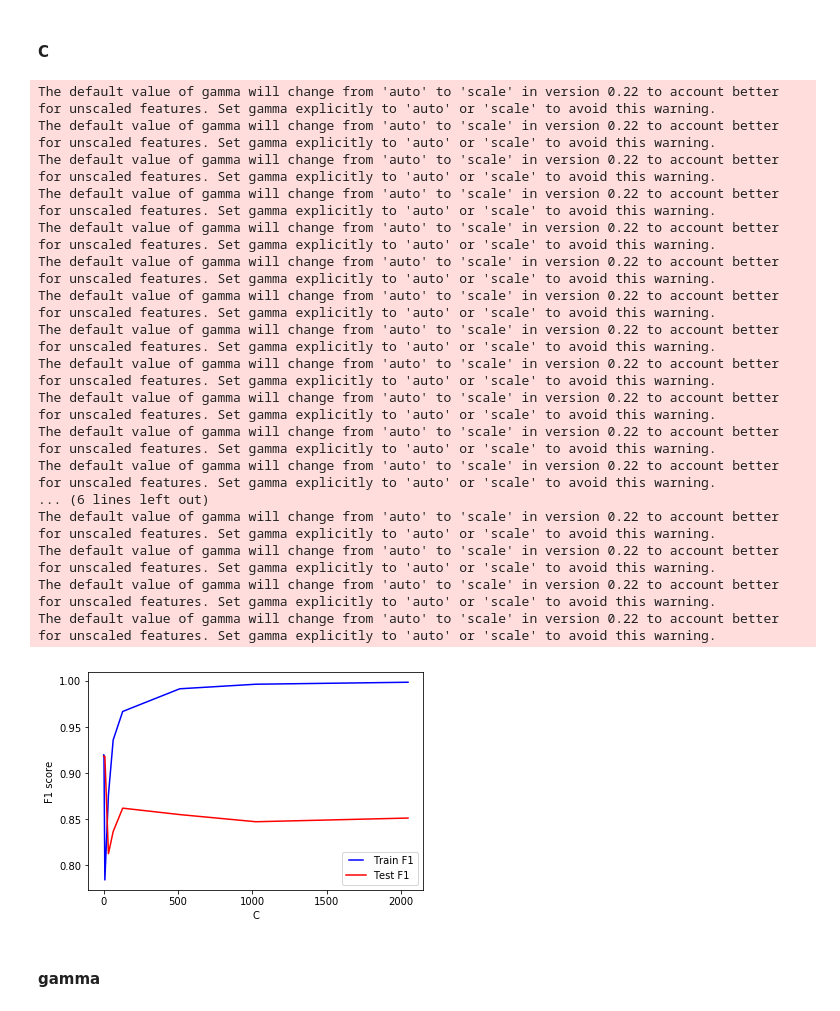
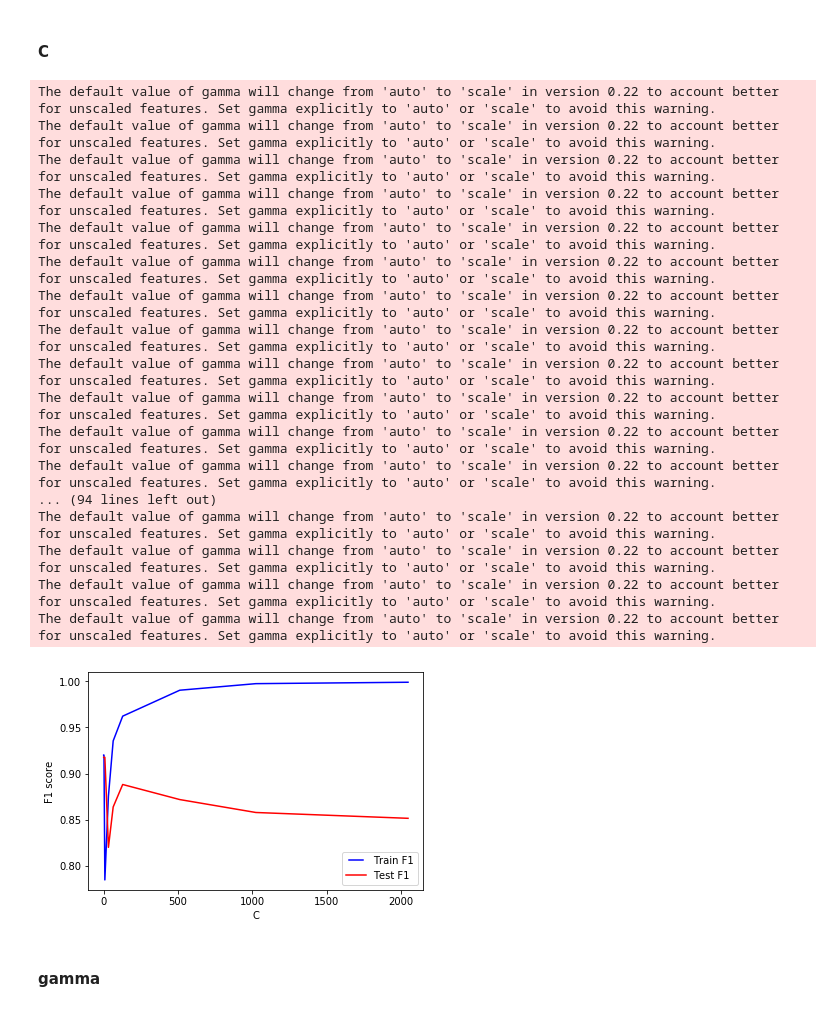
Before and after one commit to uf-hobi-informatics-lab/colorectal-cancer-predication, a Jupyter notebook: notebook/05_CD_Model_Tuning.ipynb, the cells around one changed output. Saved outputs shown, nothing was run; the diff lists cells and outputs as text; code cells hidden in the pictures.

Commit message:
10 times tuning result

```diff
--- a/notebook/05_CD_Model_Tuning.ipynb
+++ b/notebook/05_CD_Model_Tuning.ipynb
@@ -209,7 +209,7 @@ def model_parameter_tuning(model_type, tuned_parameter, parameter_values):
 
     for value in parameter_values:
 
-        for i in range(6):
+        for i in range(10):
             performance = pd.DataFrame()
 
             metrics_average = 'binary'
@@ -442,27 +485,27 @@ The default value of n_estimators will change from 10 in version 0.20 to 100 in
 # %% [markdown]
 #### C
 # %%
-model_parameter_tuning('svm','C',[0.001, 0.01, 0.1, 2, 8, 32, 64, 128, 512, 1024, 2048
+model_parameter_tuning('svm','C',[0.001, 0.01, 0.1, 2, 8, 32, 64, 128, 512, 1024, 2048])
 # C: 500
 # %% [output]
 The default value of gamma will change from 'auto' to 'scale' in version 0.22 to account better for unscaled features. Set gamma explicitly to 'auto' or 'scale' to avoid this warning.
 The default value of gamma will change from 'auto' to 'scale' in version 0.22 to account better for unscaled features. Set gamma explicitly to 'auto' or 'scale' to avoid this warning.
 The default value of gamma will change from 'auto' to 'scale' in version 0.22 to account better for unscaled features. Set gamma explicitly to 'auto' or 'scale' to avoid this warning.
 The default value of gamma will change from 'auto' to 'scale' in version 0.22 to account better for unscaled features. Set gamma explicitly to 'auto' or 'scale' to avoid this warning.
 The default value of gamma will change from 'auto' to 'scale' in version 0.22 to account better for unscaled features. Set gamma explicitly to 'auto' or 'scale' to avoid this warning.
 The default value of gamma will change from 'auto' to 'scale' in version 0.22 to account better for unscaled features. Set gamma explicitly to 'auto' or 'scale' to avoid this warning.
 The default value of gamma will change from 'auto' to 'scale' in version 0.22 to account better for unscaled features. Set gamma explicitly to 'auto' or 'scale' to avoid this warning.
 The default value of gamma will change from 'auto' to 'scale' in version 0.22 to account better for unscaled features. Set gamma explicitly to 'auto' or 'scale' to avoid this warning.
 The default value of gamma will change from 'auto' to 'scale' in version 0.22 to account better for unscaled features. Set gamma explicitly to 'auto' or 'scale' to avoid this warning.
 The default value of gamma will change from 'auto' to 'scale' in version 0.22 to account better for unscaled features. Set gamma explicitly to 'auto' or 'scale' to avoid this warning.
 The default value of gamma will change from 'auto' to 'scale' in version 0.22 to account better for unscaled features. Set gamma explicitly to 'auto' or 'scale' to avoid this warning.
 The default value of gamma will change from 'auto' to 'scale' in version 0.22 to account better for unscaled features. Set gamma explicitly to 'auto' or 'scale' to avoid this warning.
-... (6 lines left out)
+... (94 lines left out)
 The default value of gamma will change from 'auto' to 'scale' in version 0.22 to account better for unscaled features. Set gamma explicitly to 'auto' or 'scale' to avoid this warning.
 The default value of gamma will change from 'auto' to 'scale' in version 0.22 to account better for unscaled features. Set gamma explicitly to 'auto' or 'scale' to avoid this warning.
 The default value of gamma will change from 'auto' to 'scale' in version 0.22 to account better for unscaled features. Set gamma explicitly to 'auto' or 'scale' to avoid this warning.
 The default value of gamma will change from 'auto' to 'scale' in version 0.22 to account better for unscaled features. Set gamma explicitly to 'auto' or 'scale' to avoid this warning.
-[figure, old version]
+[figure, new version]
 # %% [markdown]
 #### gamma
 # %%
```
Also changed, not shown: parts of 11 cells of this notebook, 1 other file.
